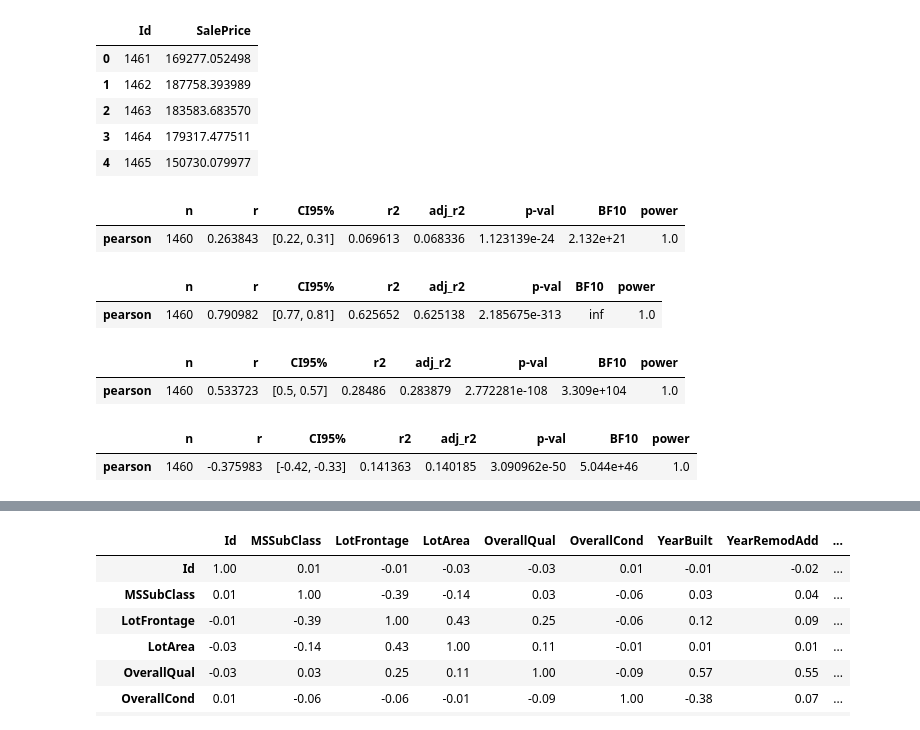
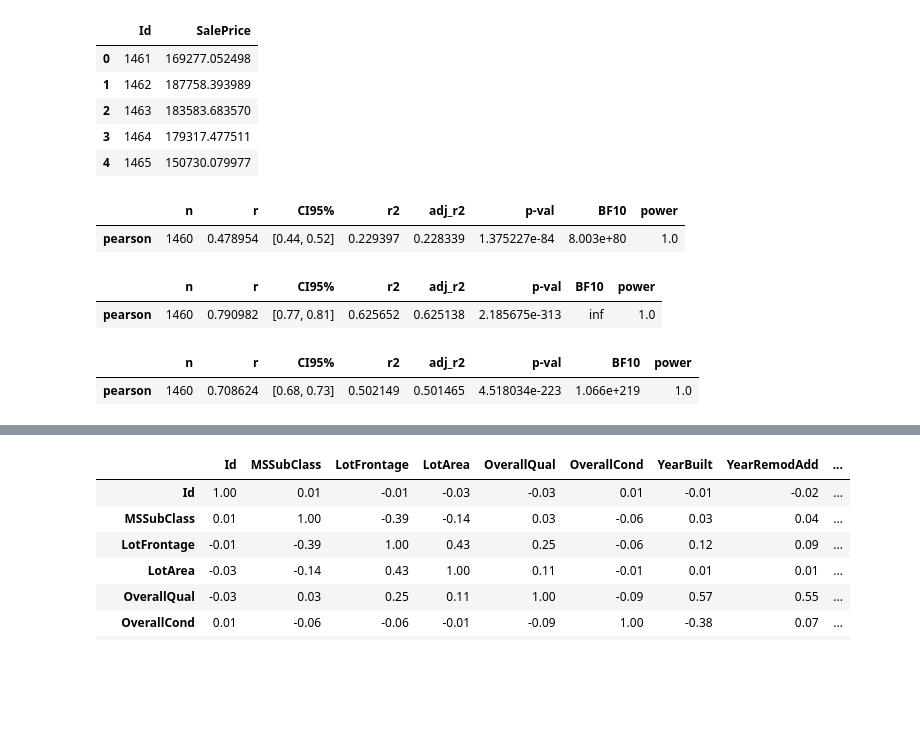
Before and after one commit to CSC345DSLoveYou/HousePrice_DSLoveyou, a Jupyter notebook: HousePrices_DSLoveYou.ipynb, the cells around one changed output, grey strips where cells are left out. Drawn from its saved outputs; the diff is of its cells as text; code cells hidden in the pictures; blank space fills up the shorter version.

```diff
--- a/HousePrices_DSLoveYou.ipynb
+++ b/HousePrices_DSLoveYou.ipynb
@@ -61,29 +79,24 @@ dfSample.head()
 | 2 | 1463 | 183583.683570 |
 | 3 | 1464 | 179317.477511 |
 | 4 | 1465 | 150730.079977 |
+# %%
+#The relation of YearBuilt and GarageArea 1
+import pingouin as pg
+pg.corr(x=dfTrain['YearBuilt'], y=dfTrain['GarageArea'])
+# %% [output]
+|  | n | r | CI95% | r2 | adj_r2 | p-val | BF10 | power |
+| pearson | 1460 | 0.478954 | [0.44, 0.52] | 0.229397 | 0.228339 | 1.375227e-84 | 8.003e+80 | 1.0 |
 # %%
-#The relation of LotArea and SalePrice
+#The relation of OverallQual and SalePrice 2
 import pingouin as pg
-pg.corr(x=dfTrain['LotArea'], y=dfTrain['SalePrice'])
+pg.corr(x=dfTrain['OverallQual'], y=dfTrain['SalePrice'])
 # %% [output]
 |  | n | r | CI95% | r2 | adj_r2 | p-val | BF10 | power |
-| pearson | 1460 | 0.263843 | [0.22, 0.31] | 0.069613 | 0.068336 | 1.123139e-24 | 2.132e+21 | 1.0 |
+| pearson | 1460 | 0.790982 | [0.77, 0.81] | 0.625652 | 0.625138 | 2.185675e-313 | inf | 1.0 |
 # %%
-#The relation of OverallQual and SalePrice
+#The relation of GrLivArea and SalePrice 3
 import pingouin as pg
-pg.corr(x=dfTrain['OverallQual'], y=dfTrain['SalePrice'])
+pg.corr(x=dfTrain['GrLivArea'], y=dfTrain['SalePrice'])
 # %% [output]
 |  | n | r | CI95% | r2 | adj_r2 | p-val | BF10 | power |
-| pearson | 1460 | 0.790982 | [0.77, 0.81] | 0.625652 | 0.625138 | 2.185675e-313 | inf | 1.0 |
+| pearson | 1460 | 0.708624 | [0.68, 0.73] | 0.502149 | 0.501465 | 4.518034e-223 | 1.066e+219 | 1.0 |
-# %%
-#The relation of TotRmsAbvGrd  and SalePrice
-pg.corr(x=dfTrain['TotRmsAbvGrd'], y=dfTrain['SalePrice'])
-# %% [output]
-|  | n | r | CI95% | r2 | adj_r2 | p-val | BF10 | power |
-| pearson | 1460 | 0.533723 | [0.5, 0.57] | 0.28486 | 0.283879 | 2.772281e-108 | 3.309e+104 | 1.0 |
-# %%
-#The relation of OverallCond  and YearBuilt
-pg.corr(x=dfTrain['OverallCond'], y=dfTrain['YearBuilt'])
-# %% [output]
-|  | n | r | CI95% | r2 | adj_r2 | p-val | BF10 | power |
-| pearson | 1460 | -0.375983 | [-0.42, -0.33] | 0.141363 | 0.140185 | 3.090962e-50 | 5.044e+46 | 1.0 |
```
Also changed, not shown: parts of 10 cells of this notebook.
